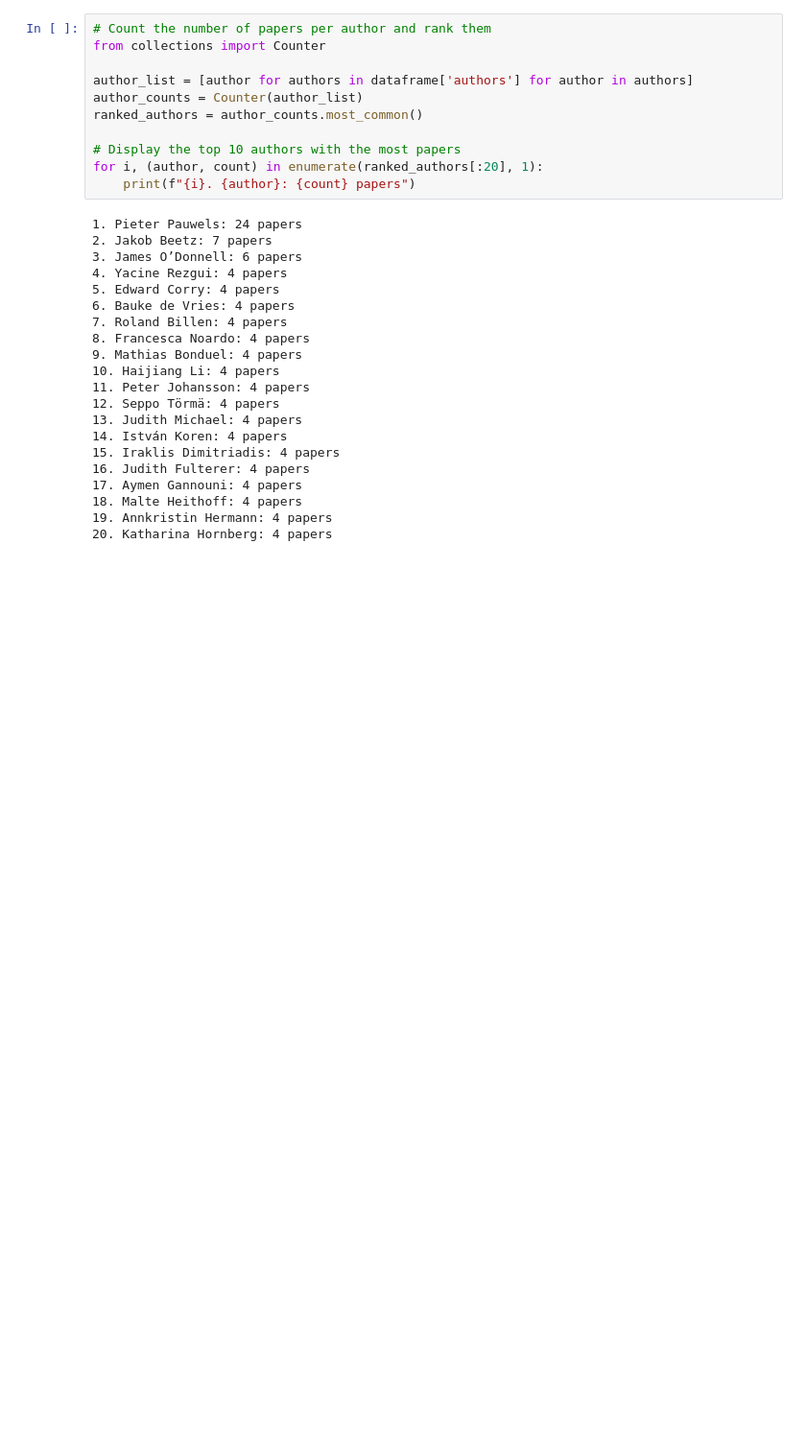
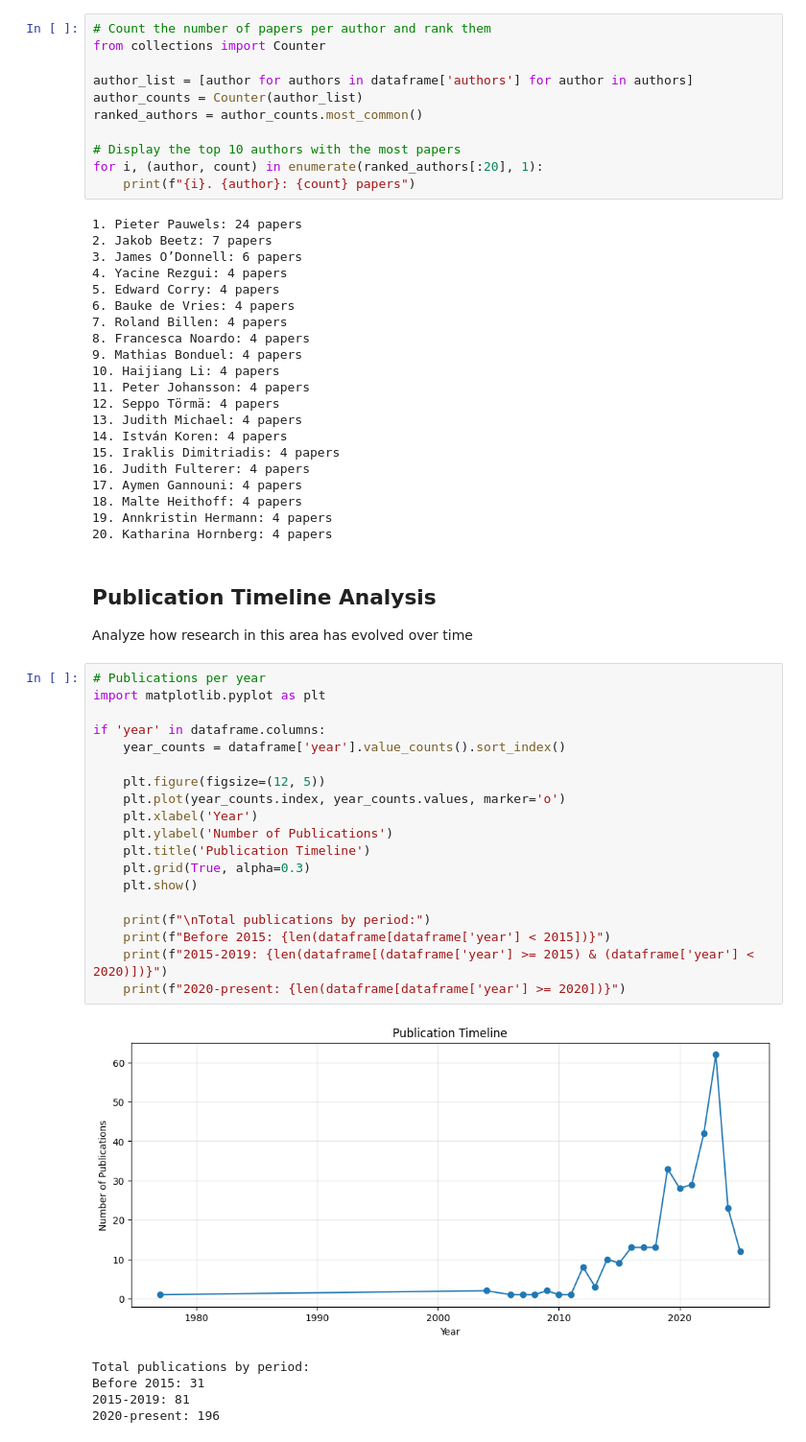
Before and after one commit to frechmax/LiteratureResearchHelper, a Jupyter notebook: researchHelper.ipynb, the cells around one changed output. Shown at 96% size. Drawn from its saved outputs; the diff is of its cells as text; blank space fills up the shorter version.

Commit message:
metadata analysis tools

```diff
--- a/researchHelper.ipynb
+++ b/researchHelper.ipynb
@@ -90,3 +90,31 @@ for i, (author, count) in enumerate(ranked_authors[:20], 1):
 18. Malte Heithoff: 4 papers
 19. Annkristin Hermann: 4 papers
 20. Katharina Hornberg: 4 papers
+# %% [markdown]
+## Publication Timeline Analysis
+Analyze how research in this area has evolved over time
+# %%
+# Publications per year
+import matplotlib.pyplot as plt
+
+if 'year' in dataframe.columns:
+    year_counts = dataframe['year'].value_counts().sort_index()
+
+    plt.figure(figsize=(12, 5))
+    plt.plot(year_counts.index, year_counts.values, marker='o')
+    plt.xlabel('Year')
+    plt.ylabel('Number of Publications')
+    plt.title('Publication Timeline')
+    plt.grid(True, alpha=0.3)
+    plt.show()
+
+    print(f"\nTotal publications by period:")
+    print(f"Before 2015: {len(dataframe[dataframe['year'] < 2015])}")
+    print(f"2015-2019: {len(dataframe[(dataframe['year'] >= 2015) & (dataframe['year'] < 2020)])}")
+    print(f"2020-present: {len(dataframe[dataframe['year'] >= 2020])}")
+# %% [output]
+[figure, added]
+Total publications by period:
+Before 2015: 31
+2015-2019: 81
+2020-present: 196
```
Also changed, not shown: parts of 11 cells of this notebook, 1 other file.
